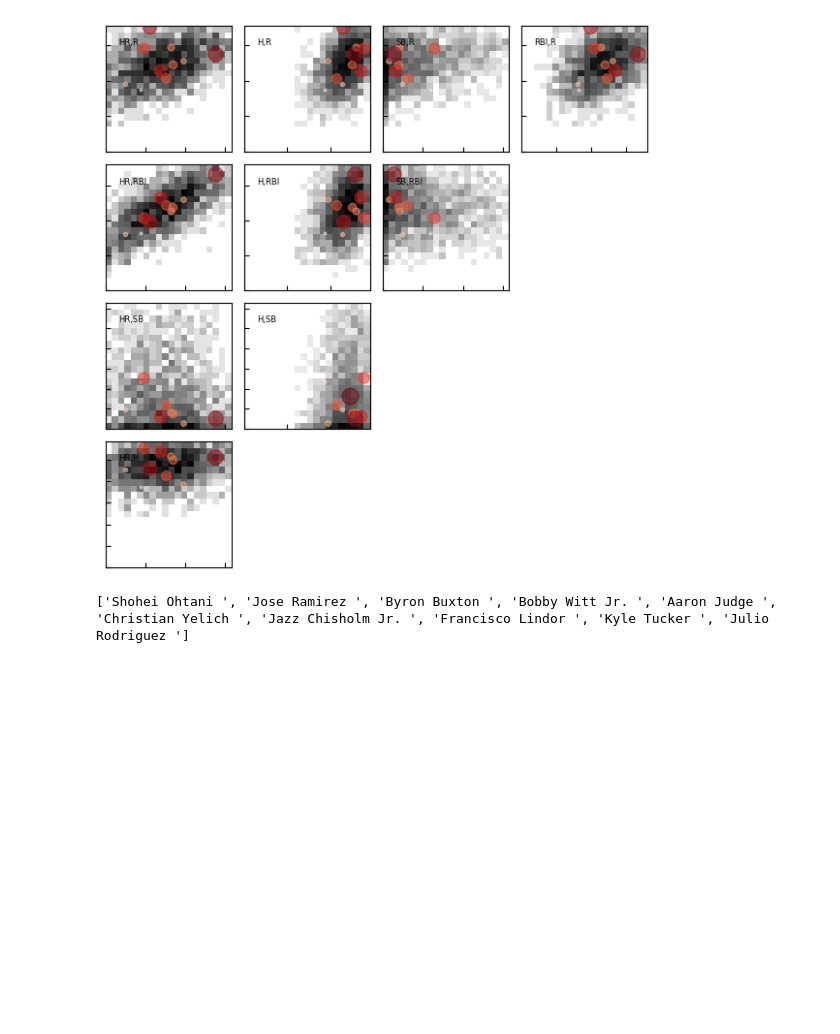
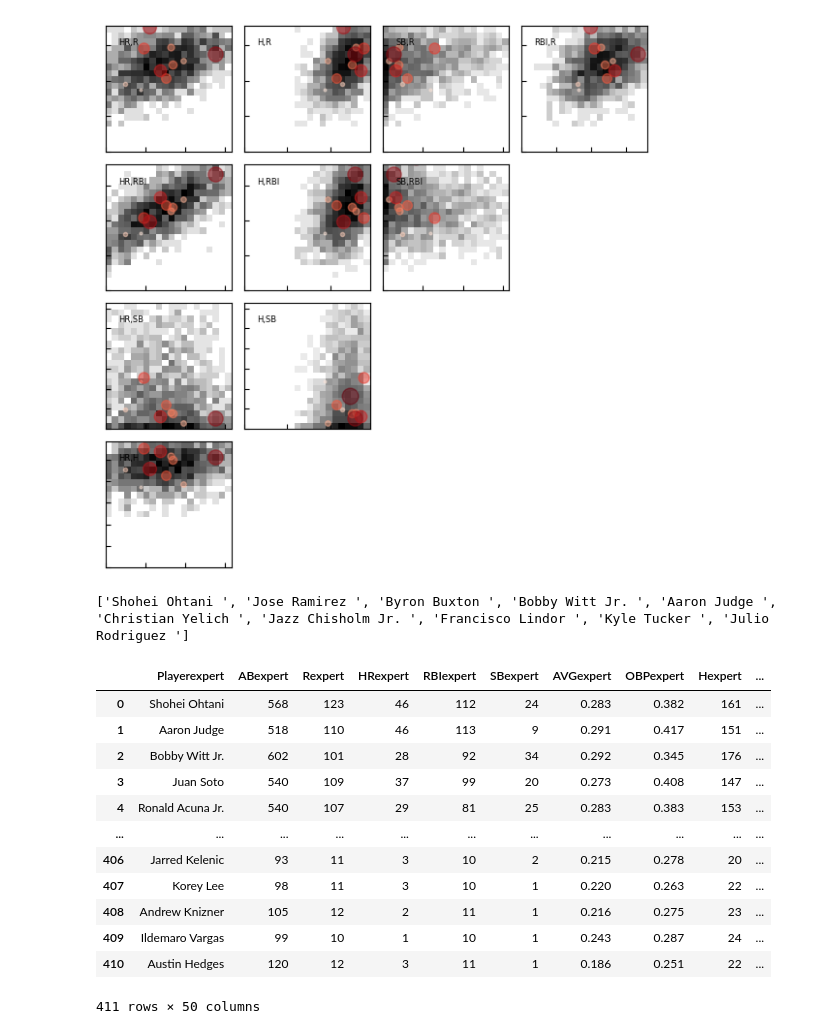
Before and after one commit to fantasy-toolz/mlb-player-predictions, a Jupyter notebook: RunBattingProjections.ipynb, the cells around one changed output. Saved outputs shown, nothing was run; the diff lists cells and outputs as text; code cells hidden in the pictures; blank space fills up the shorter version.

Commit message:
update batting projections

```diff
--- a/RunBattingProjections.ipynb
+++ b/RunBattingProjections.ipynb
@@ -8,7 +8,7 @@ import mlbstatscraping as mss
 
 # set up the parameters
 analysis_year         = 2026 # what year are we projecting?
-savedate              = '010226' # arbitrary tag for saving files
+savedate              = '021626' # arbitrary tag for saving files
 nclusters             = 12 # how many archetypes are there?
 weight_distribution   = [0.5, 0.3, 0.13, 0.07] # how much do the past four years contribute?
 regression_factor     = 0.8 # how much regression to the mean?
@@ -265,3 +265,43 @@ Proj = pd.read_csv('/Users/mpetersen/FantasyBaseball/mlb-player-predictions/pred
 print([x for x in Proj['Name'][0:10]])
 # %% [output]
 ['Shohei Ohtani ', 'Jose Ramirez ', 'Byron Buxton ', 'Bobby Witt Jr. ', 'Aaron Judge ', 'Christian Yelich ', 'Jazz Chisholm Jr. ', 'Francisco Lindor ', 'Kyle Tucker ', 'Julio Rodriguez ']
+# %%
+LY = pd.read_csv('data/AllHitting_2025.csv')
+TY = pd.read_csv('predictions/2026/all/batter_predictions_'+savedate+'.csv')
+IPDF = mss.get_fantasypros_projections('hitters',preseason=True)
+
+
+# tag last year with year
+LY = LY.add_suffix('2025')
+LY = LY.rename(columns={'Name2025': 'Name'})
+
+# tag expert projections
+IPDF = IPDF.add_suffix('expert')
+IPDF = IPDF.rename(columns={'Nameexpert': 'Name'})
+
+IPDF['Name'] = IPDF['Playerexpert'].str.rstrip()
+TY['Name'] = TY['Name'].str.rstrip()
+# %%
+RDF = mss.get_fantasypros_ranks()
+
+# tag expert projections
+RDF = RDF.add_suffix('draft')
+RDF['Name'] = RDF['player_namedraft'].str.rstrip()
+# %%
+CP = pd.merge(IPDF,TY,on='Name')
+CP = pd.merge(CP,RDF,on='Name')
+CP
+# %% [output]
+|  | Playerexpert | ABexpert | Rexpert | HRexpert | RBIexpert | SBexpert | AVGexpert | OBPexpert | Hexpert | ... |
+| 0 | Shohei Ohtani | 568 | 123 | 46 | 112 | 24 | 0.283 | 0.382 | 161 | ... |
+| 1 | Aaron Judge | 518 | 110 | 46 | 113 | 9 | 0.291 | 0.417 | 151 | ... |
+| 2 | Bobby Witt Jr. | 602 | 101 | 28 | 92 | 34 | 0.292 | 0.345 | 176 | ... |
+| 3 | Juan Soto | 540 | 109 | 37 | 99 | 20 | 0.273 | 0.408 | 147 | ... |
+| 4 | Ronald Acuna Jr. | 540 | 107 | 29 | 81 | 25 | 0.283 | 0.383 | 153 | ... |
+| ... | ... | ... | ... | ... | ... | ... | ... | ... | ... | ... |
+| 406 | Jarred Kelenic | 93 | 11 | 3 | 10 | 2 | 0.215 | 0.278 | 20 | ... |
+| 407 | Korey Lee | 98 | 11 | 3 | 10 | 1 | 0.220 | 0.263 | 22 | ... |
+| 408 | Andrew Knizner | 105 | 12 | 2 | 11 | 1 | 0.216 | 0.275 | 23 | ... |
+| 409 | Ildemaro Vargas | 99 | 10 | 1 | 10 | 1 | 0.243 | 0.287 | 24 | ... |
+| 410 | Austin Hedges | 120 | 12 | 3 | 11 | 1 | 0.186 | 0.251 | 22 | ... |
+411 rows × 50 columns
```
Also changed, not shown: parts of 10 cells of this notebook, 4 other files.
